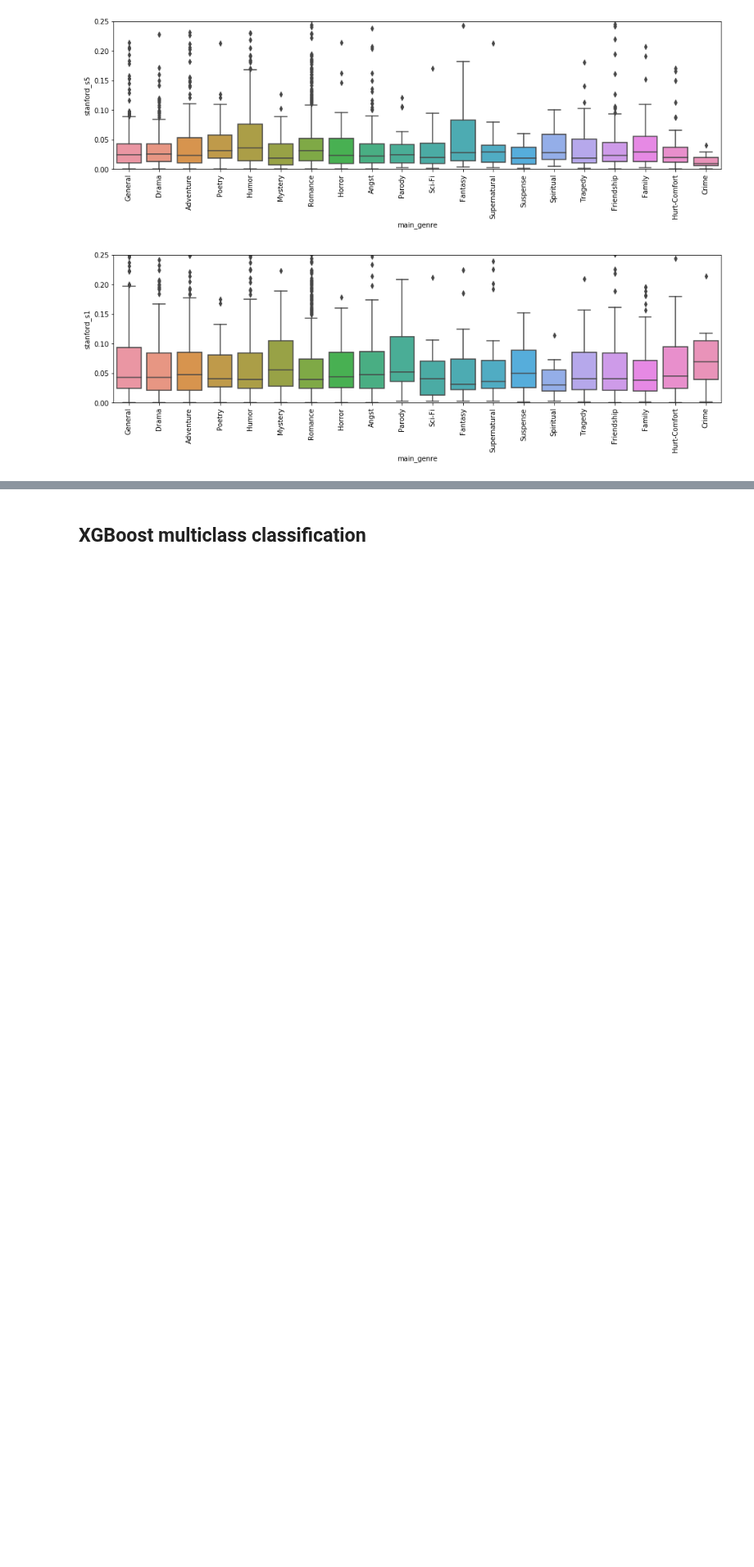
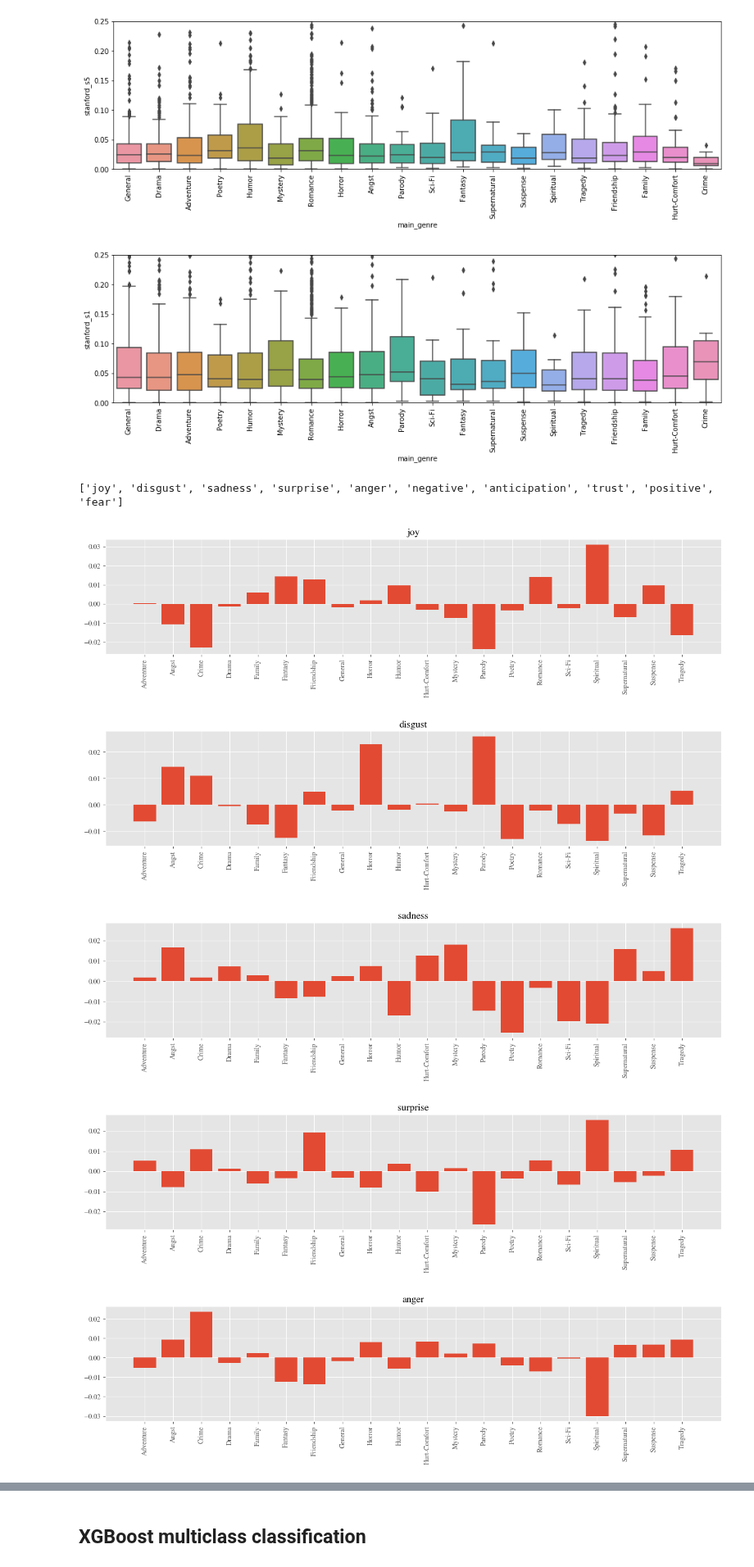
Before and after one commit to lily-tian/fanfictionstatistics, a Jupyter notebook: jupyter_notebooks/story_sentiment_analysis.ipynb, the cells around one changed output, grey strips where cells are left out. Shown at 82% size. Drawn from its saved outputs; the diff is of its cells as text; code cells hidden in the pictures; blank space fills up the shorter version.

```diff
--- a/jupyter_notebooks/story_sentiment_analysis.ipynb
+++ b/jupyter_notebooks/story_sentiment_analysis.ipynb
@@ -376,0 +388,5 @@ df.to_pickle("../data/clean_data/df_sentiment")
+# %%
+emotions = set(emolex.emotion)
+print(list(emotions))
+# %% [output]
+['joy', 'disgust', 'sadness', 'surprise', 'anger', 'negative', 'anticipation', 'trust', 'positive', 'fear']
@@ -376,0 +400,5 @@ df.to_pickle("../data/clean_data/df_sentiment")
+# %%
+emotion_list = ['joy', 'disgust', 'sadness', 'surprise', 'anger', 'anticipation', 'trust', 'fear']
+plot_data = df[['main_genre'] + emotion_list].groupby("main_genre").agg(sum)
+plot_data['genre_counts'] = plot_data.index
+plot_data['genre_counts'] = plot_data['genre_counts'].map(df['main_genre'].value_counts())
@@ -376,0 +412,18 @@ df.to_pickle("../data/clean_data/df_sentiment")
+# %%
+# plot top words
+plot_data = plot_data.div(plot_data.sum(axis=1), axis=0) # normalize by genre
+plot_data = plot_data.div(plot_data.sum(axis=0), axis=1) # normalize by emotion
+plot_data = plot_data.subtract(plot_data.mean(axis=0), axis=1)
+for emo in emotion_list:
+    fig, ax = plt.subplots(figsize=(16, 3))
+    plt.bar(plot_data.index, plot_data[emo])
+    plt.xticks(range(len(plot_data.index)),plot_data.index)
+    plt.title(emo)
+    plt.xticks(rotation=90)
+    plt.show()
+# %% [output]
+[figure, added]
+[figure, added]
+[figure, added]
+[figure, added]
+[figure, added]
```
Also changed, not shown: parts of 8 cells of this notebook, 1 other file.
